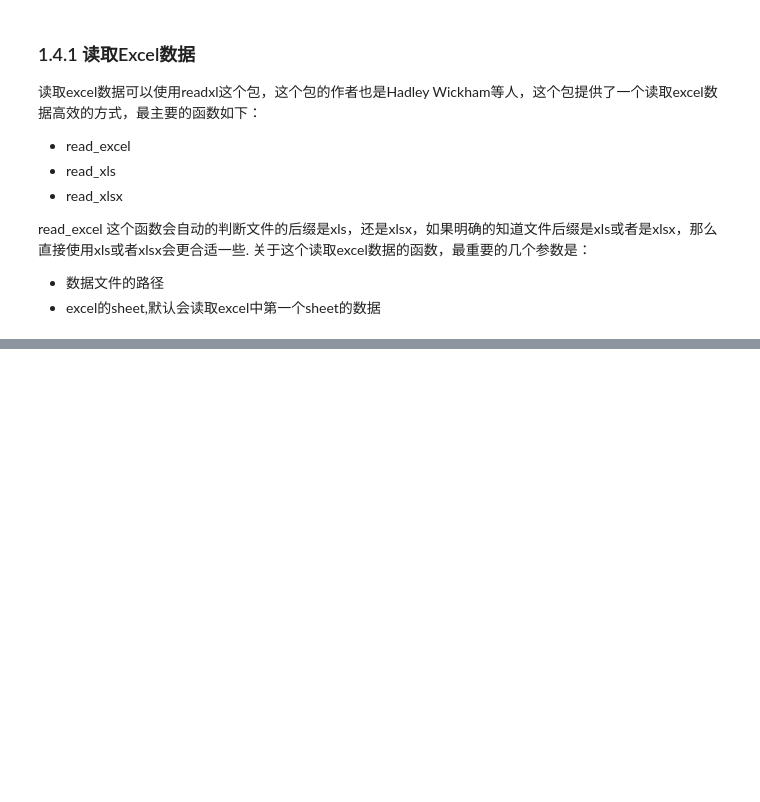
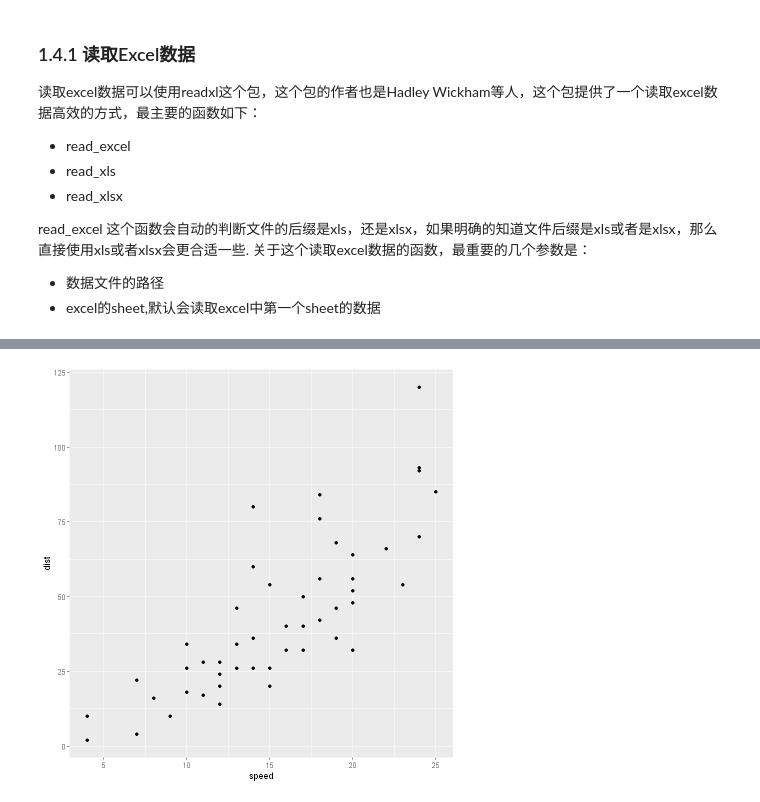
Before and after one commit to ruishuQU/R-visualization-Guide, a Jupyter notebook: R visualization/ch01 R语言数据可视化简介.ipynb, the cells around one changed output, grey strips where cells are left out. Cells and saved outputs as stored; diff of their text form; code cells hidden in the pictures; blank space fills up the shorter version.

```diff
--- a/R visualization/ch01 R语言数据可视化简介.ipynb
+++ b/R visualization/ch01 R语言数据可视化简介.ipynb
@@ -459,0 +657,12 @@ read_excel 这个函数会自动的判断文件的后缀是xls，还是xlsx，
+# %%
+# 绘制散点图
+#install.packages("ggplot2")
+library(ggplot2)
+qplot(x = speed,y = dist,data = cars)
+#上面的代码绘制了cars数据集中汽车速度与停车距离的一个散点图
+#上面的代码等价于
+#qplot(x = speed,y = dist,data = cars,geom="point")
+#因为默认的是geom="point"所以在绘制散点图的时候可以省略掉。
+#需要注意的是，可以同时指定两种图形几何。
+# %% [output]
+[figure, added]
```
Also changed, not shown: parts of 10 cells of this notebook, 1 other file.
